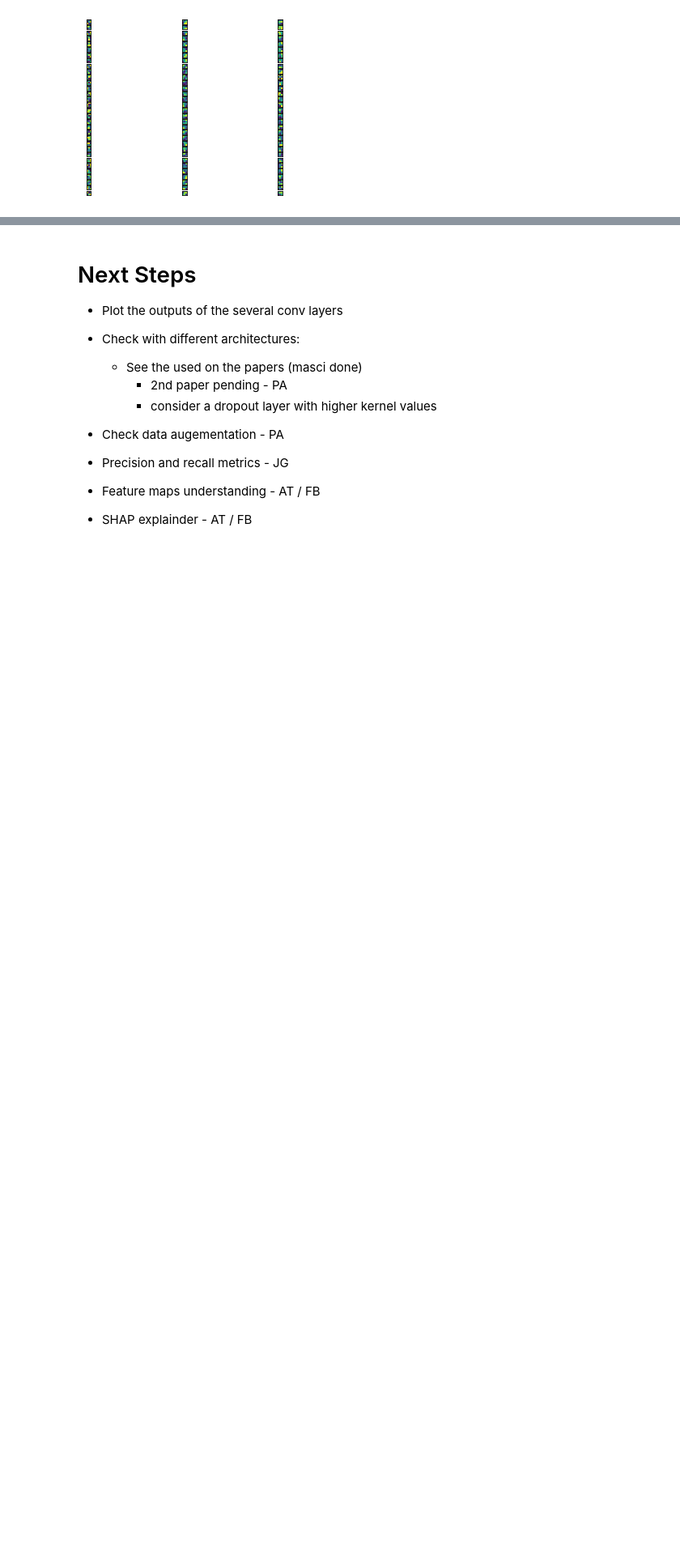
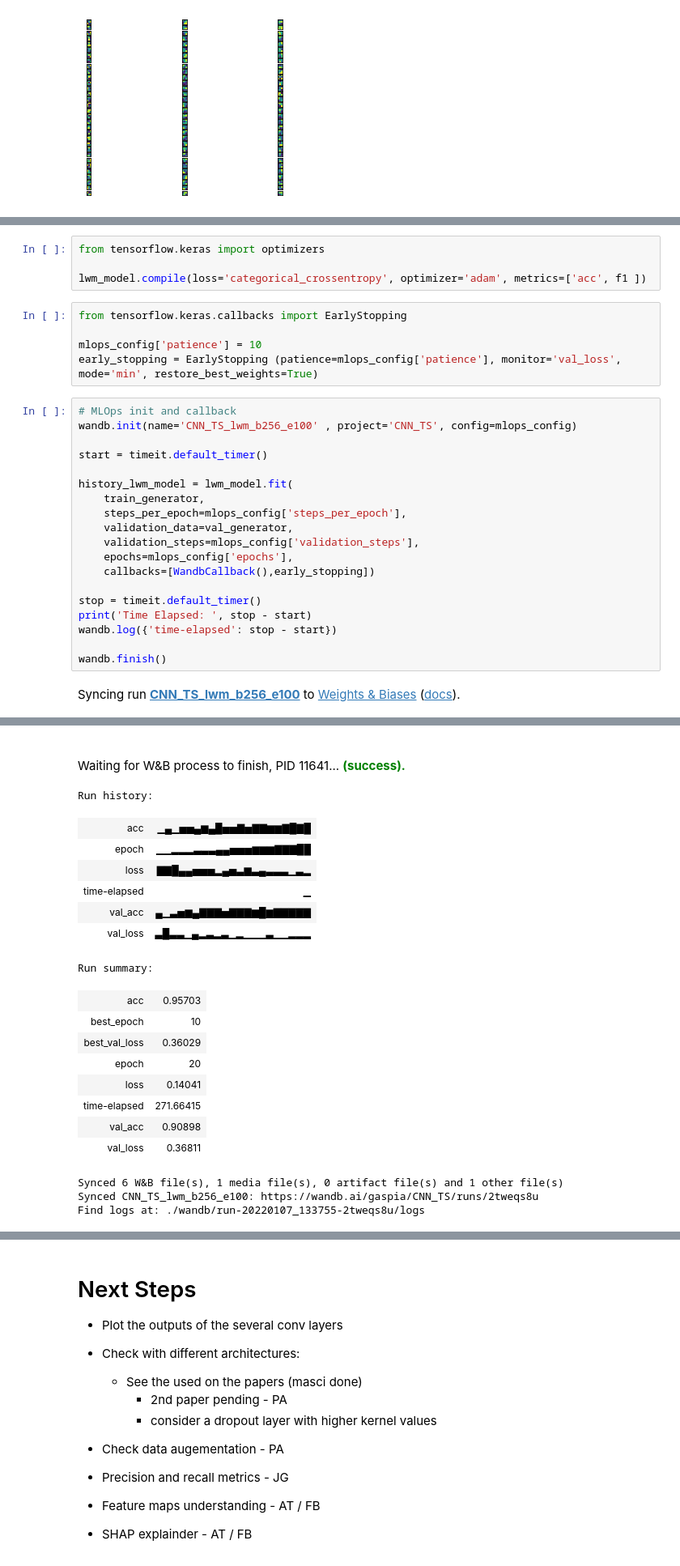
Before and after one commit to gaspia/DLNN-TrafficSign, a Jupyter notebook: TS_CNN_00.ipynb, the cells around one changed output, grey strips where cells are left out. Shown at 81% size. Drawn from its saved outputs; the diff is of its cells as text; blank space fills up the shorter version.

```diff
--- a/TS_CNN_00.ipynb
+++ b/TS_CNN_00.ipynb
@@ -911,0 +977,30 @@ conv2d_20 [[[[0.6316473  0.5690341  0.6464331  ... 0.44459105 0.47898373
+# %%
+from tensorflow.keras import optimizers
+
+lwm_model.compile(loss='categorical_crossentropy', optimizer='adam', metrics=['acc', f1 ])
+# %%
+from tensorflow.keras.callbacks import EarlyStopping
+
+mlops_config['patience'] = 10
+early_stopping = EarlyStopping (patience=mlops_config['patience'], monitor='val_loss', mode='min', restore_best_weights=True)
+# %%
+# MLOps init and callback
+wandb.init(name='CNN_TS_lwm_b256_e100' , project='CNN_TS', config=mlops_config)
+
+start = timeit.default_timer()
+
+history_lwm_model = lwm_model.fit(
+    train_generator,
+    steps_per_epoch=mlops_config['steps_per_epoch'],
+    validation_data=val_generator,
+    validation_steps=mlops_config['validation_steps'],
+    epochs=mlops_config['epochs'],
+    callbacks=[WandbCallback(),early_stopping])
+
+stop = timeit.default_timer()
+print('Time Elapsed: ', stop - start)
+wandb.log({'time-elapsed': stop - start})
+
+wandb.finish()
+# %% [output]
+Syncing run CNN_TS_lwm_b256_e100 to Weights & Biases (docs).
@@ -911,0 +1024,20 @@ conv2d_20 [[[[0.6316473  0.5690341  0.6464331  ... 0.44459105 0.47898373
+Waiting for W&B process to finish, PID 11641... (success).
+Run history:
+| acc | ▁▄▁▅▅▄▆▄█▅▅▇▅▇▇▆▆▇█▇█ |
+| epoch | ▁▁▂▂▂▃▃▃▄▄▅▅▅▆▆▆▇▇▇██ |
+| loss | ▇▇█▄▄▅▅▅▂▄▅▃▆▃▄▃▃▃▁▃▂ |
+| time-elapsed | ▁ |
+| val_acc | ▄▁▃▅▆▄▇▇▇▅▇▇▇▆█▆▇▇▇▇▇ |
+| val_loss | ▃█▃▃▁▄▂▃▂▃▁▂▁▁▁▃▁▁▂▂▂ |
+Run summary:
+| acc | 0.95703 |
+| best_epoch | 10 |
+| best_val_loss | 0.36029 |
+| epoch | 20 |
+| loss | 0.14041 |
+| time-elapsed | 271.66415 |
+| val_acc | 0.90898 |
+| val_loss | 0.36811 |
+Synced 6 W&B file(s), 1 media file(s), 0 artifact file(s) and 1 other file(s)
+Synced CNN_TS_lwm_b256_e100: https://wandb.ai/gaspia/CNN_TS/runs/2tweqs8u
+Find logs at: ./wandb/run-20220107_133755-2tweqs8u/logs
```
Also changed, not shown: parts of 10 cells of this notebook, 13 other files.
